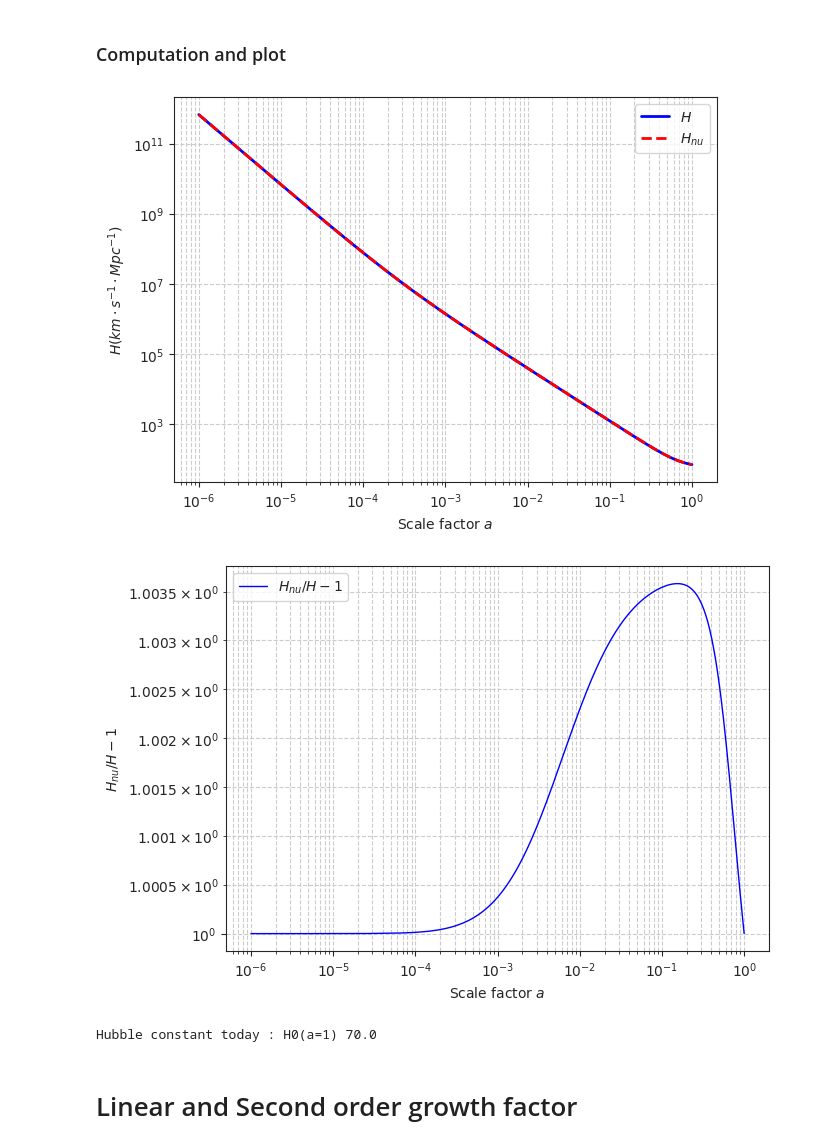
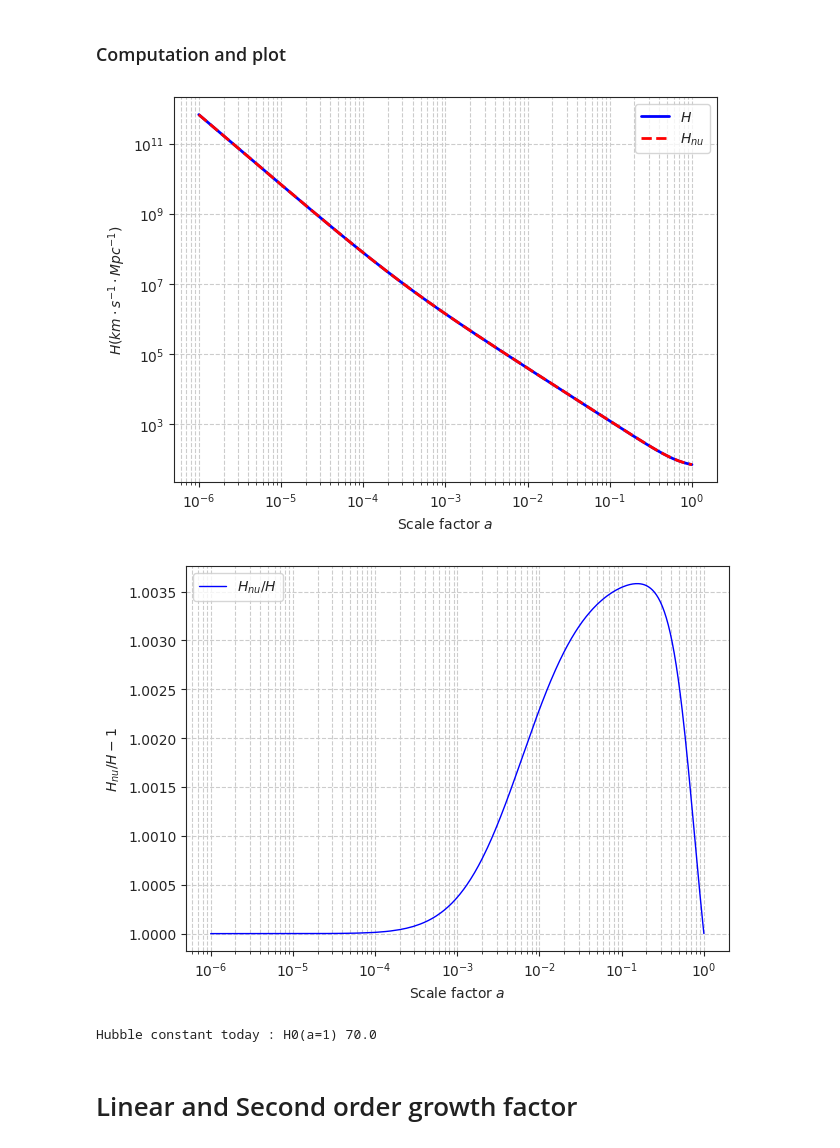
Before and after one commit to Xantyos13/DISCO-DJ, a Jupyter notebook: Neutrinos/Test_bench_neutrinos_impact_on_growth.ipynb, the cells around one changed output. Cells and saved outputs as stored; diff of their text form; code cells hidden in the pictures.

Commit message:
Fixed normalization factor + new plot

```diff
--- a/Neutrinos/Test_bench_neutrinos_impact_on_growth.ipynb
+++ b/Neutrinos/Test_bench_neutrinos_impact_on_growth.ipynb
@@ -345,31 +345,31 @@ H_wnu = jnp.array([Hubble_const_wnu(Omega_c, Omega_b, Omega_k, ai) for ai in a])
 # %%
 #Plot H vs H_wnu
 plt.figure(figsize=(7.0, 5.0))
 plt.loglog(a, H,color='blue', label=r'$H$',lw=2)
 plt.loglog(a, H_wnu,'r--', label=r'$H_{nu}$',lw=2)
 plt.xlabel(r'Scale factor $a$')
 plt.ylabel(r'$H (km \cdot s^{-1} \cdot Mpc^{-1}$)')
 plt.grid(True, which='both', ls='--')
 plt.legend()
 plt.show()
 #plt.savefig('H.pgf')
 
 
 #Plot relative deviation [(H_wnu/H)-1]
 plt.figure(figsize=(7.0, 5.0))
-plt.loglog(a, abs(H_wnu/H),color='blue', label=r'$H_{nu}/H -1 $',lw=1)
+plt.semilogx(a, abs(H_wnu/H),color='blue', label=r'$H_{nu}/H $',lw=1)
 plt.xlabel(r'Scale factor $a$')
 plt.ylabel(r'$H_{nu}/H -1 $')
 plt.grid(True, which='both', ls='--')
 plt.legend()
 plt.show()
 #plt.savefig('Hdiff.pgf')
 
 #Print conpute Hubble const today (to be compared with theoretical value fixed in cosmology)
 print('Hubble constant today : H0(a=1)',H[-1])
 # %% [output]
 [figure]
-[figure, old version]
+[figure, new version]
 Hubble constant today : H0(a=1) 70.0
 # %% [markdown]
 # Linear and Second order growth factor
```
Also changed, not shown: parts of 5 cells of this notebook, 29 other files.
